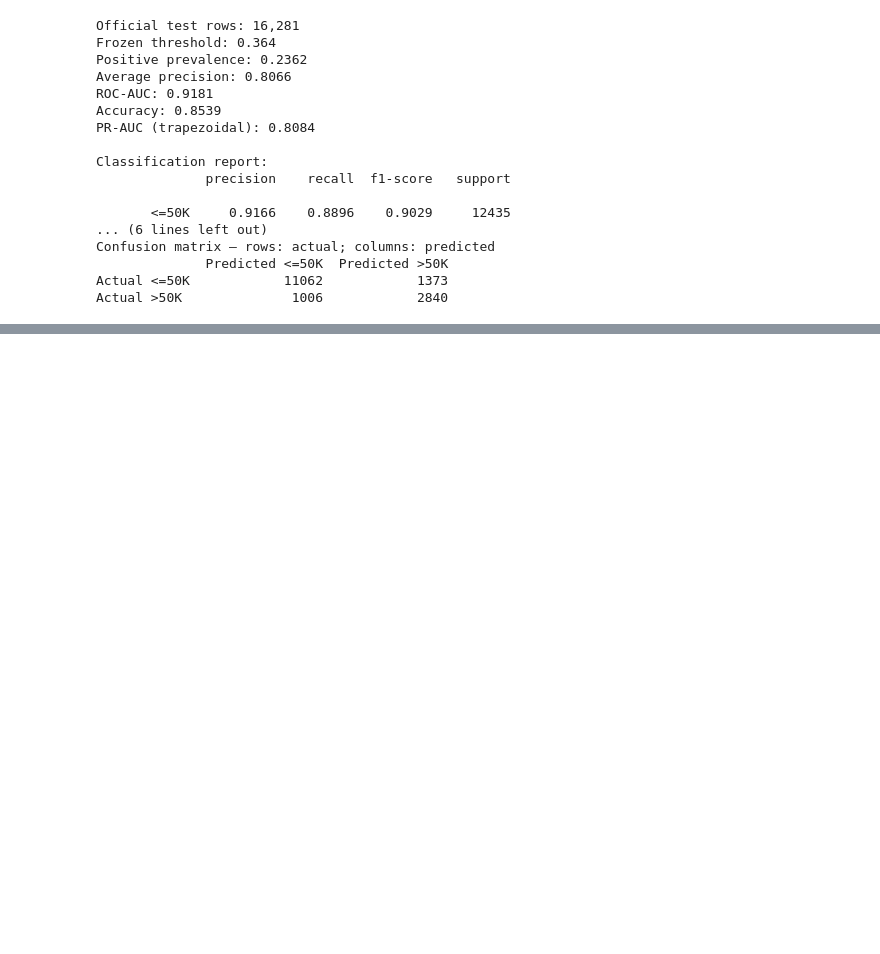
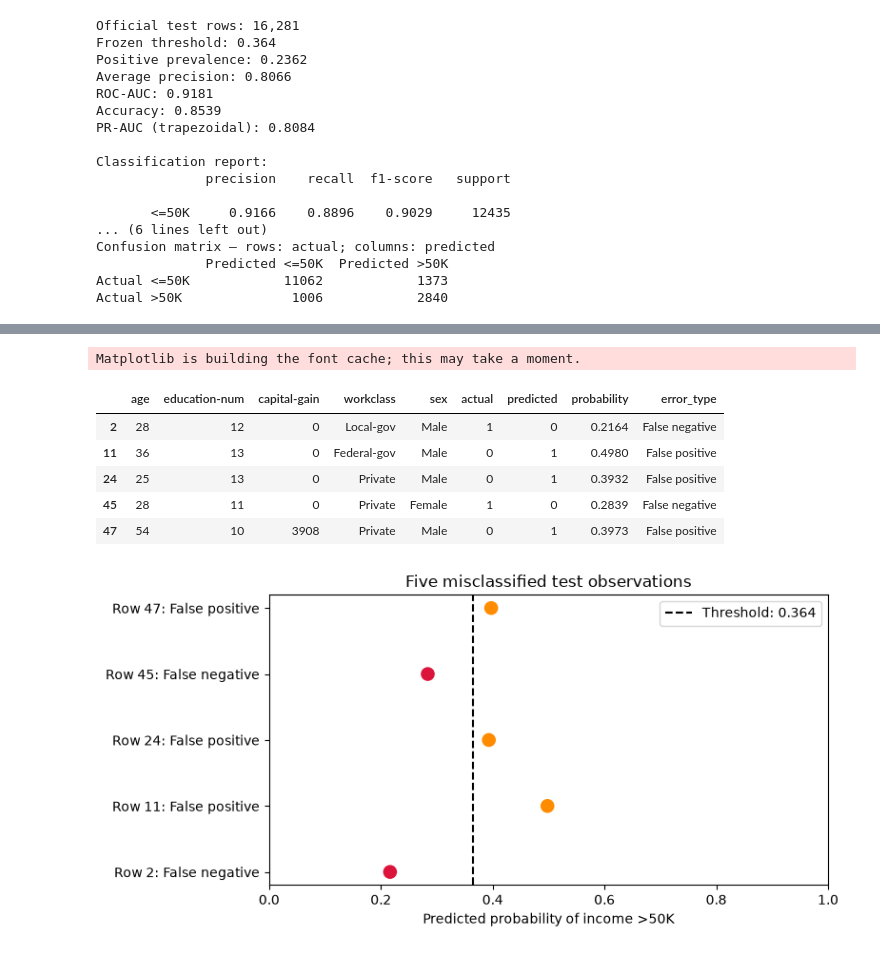
Before and after one commit to TuringsMachine/S30-Capstone, a Jupyter notebook: Modeling.ipynb, the cells around one changed output, grey strips where cells are left out. Saved outputs shown, nothing was run; the diff lists cells and outputs as text; code cells hidden in the pictures; blank space fills up the shorter version.

```diff
--- a/Modeling.ipynb
+++ b/Modeling.ipynb
@@ -446,0 +705,56 @@ Actual >50K              1006            2840
+# %%
+import matplotlib.pyplot as plt
+
+slice_data["probability"] = np.asarray(test_probs)
+
+# First five errors in file order: reproducible selection.
+errors = slice_data.loc[
+    slice_data["actual"] != slice_data["predicted"]
+].head(5).copy()
+
+errors["error_type"] = np.where(
+    errors["actual"] == 0, "False positive", "False negative"
+)
+
+display(errors[[
+    "age", "education-num", "capital-gain",
+    "workclass", "sex", "actual", "predicted",
+    "probability", "error_type",
+]].round(4))
+
+fig, ax = plt.subplots(figsize=(8, 4))
+
+ax.scatter(
+    errors["probability"],
+    np.arange(len(errors)),
+    c=errors["actual"].map({0: "darkorange", 1: "crimson"}),
+    s=90,
+)
+
+ax.axvline(
+    final_threshold,
+    color="black",
+    linestyle="--",
+    label=f"Threshold: {final_threshold:.3f}",
+)
+
+ax.set_yticks(
+    np.arange(len(errors)),
+    [f"Row {idx}: {kind}"
+     for idx, kind in zip(errors.index, errors["error_type"])],
+)
+ax.set_xlim(0, 1)
+ax.set_xlabel("Predicted probability of income >50K")
+ax.set_title("Five misclassified test observations")
+ax.legend()
+plt.tight_layout()
+plt.show()
+# %% [output]
+Matplotlib is building the font cache; this may take a moment.
+|  | age | education-num | capital-gain | workclass | sex | actual | predicted | probability | error_type |
+| 2 | 28 | 12 | 0 | Local-gov | Male | 1 | 0 | 0.2164 | False negative |
+| 11 | 36 | 13 | 0 | Federal-gov | Male | 0 | 1 | 0.4980 | False positive |
+| 24 | 25 | 13 | 0 | Private | Male | 0 | 1 | 0.3932 | False positive |
+| 45 | 28 | 11 | 0 | Private | Female | 1 | 0 | 0.2839 | False negative |
+| 47 | 54 | 10 | 3908 | Private | Male | 0 | 1 | 0.3973 | False positive |
+[figure, added]
```
Also changed, not shown: parts of 6 cells of this notebook.
